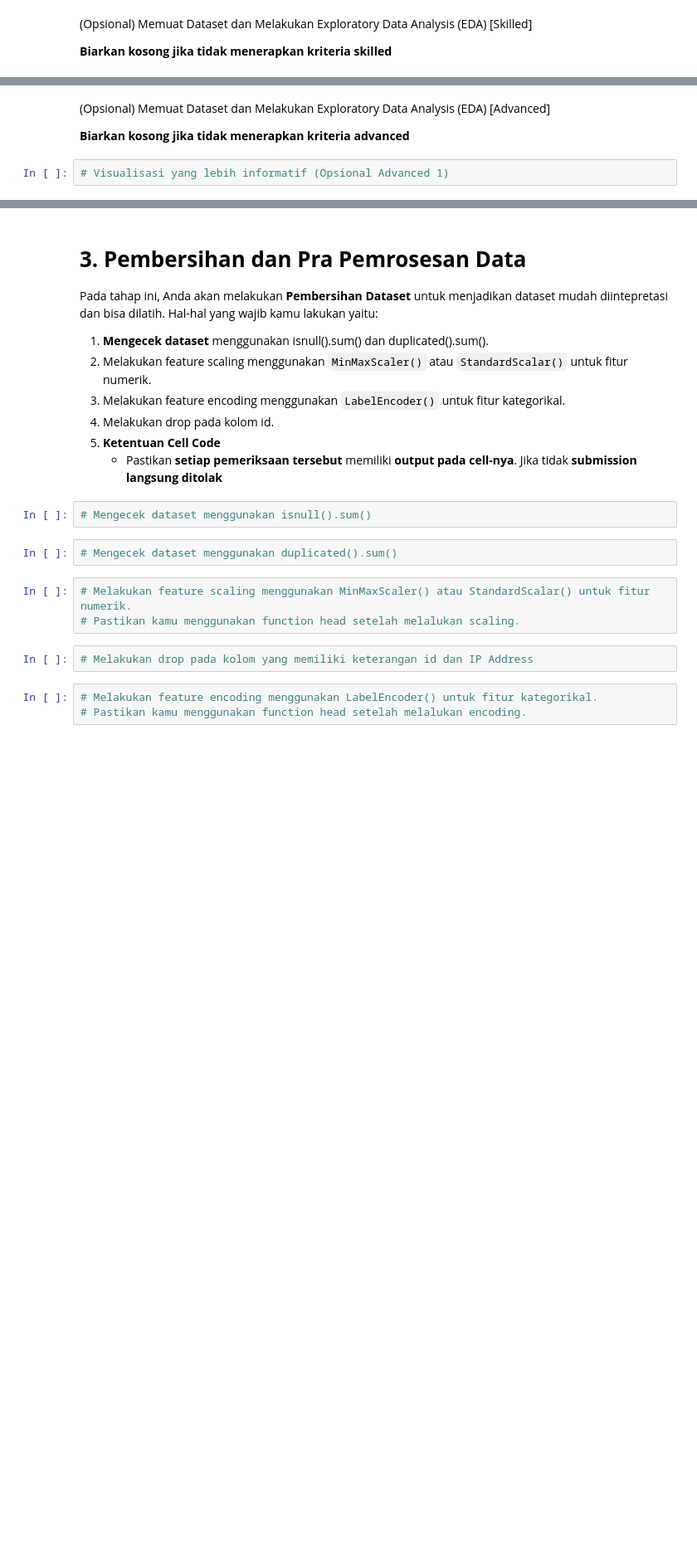
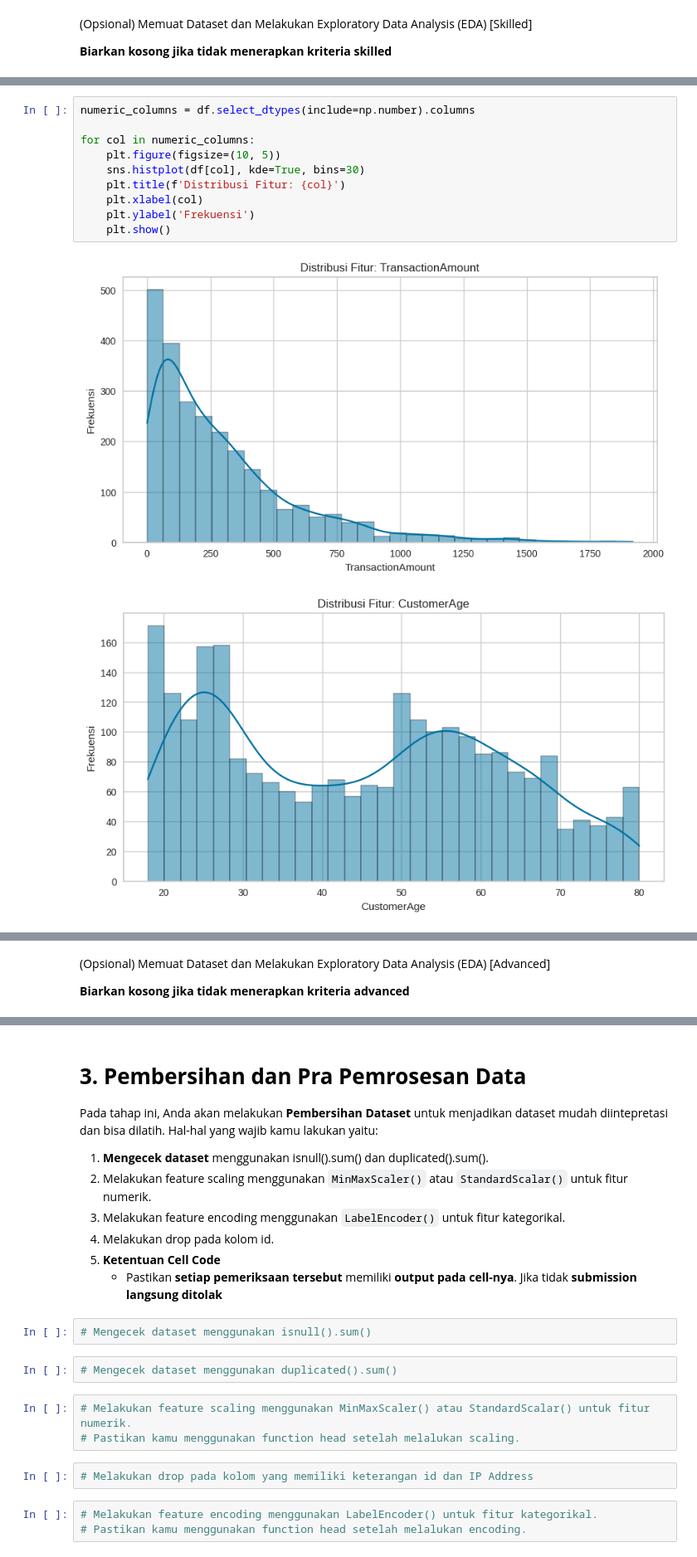
Before and after one commit to NaufalYogaPratama/BMLP-bank-transactions-data-model, a Jupyter notebook: [Clustering]_Submission_Akhir__Naufal_Yoga_Pratama.ipynb, the cells around one changed output, grey strips where cells are left out. Shown at 83% size. Drawn from its saved outputs; the diff is of its cells as text; blank space fills up the shorter version.

```diff
--- a/[Clustering]_Submission_Akhir__Naufal_Yoga_Pratama.ipynb
+++ b/[Clustering]_Submission_Akhir__Naufal_Yoga_Pratama.ipynb
@@ -78,0 +120,13 @@ Kriteria 1 akan diterima ketika Anda menggunakan fungsi yang diminta tanpa menam
+# %%
+numeric_columns = df.select_dtypes(include=np.number).columns
+
+for col in numeric_columns:
+    plt.figure(figsize=(10, 5))
+    sns.histplot(df[col], kde=True, bins=30)
+    plt.title(f'Distribusi Fitur: {col}')
+    plt.xlabel(col)
+    plt.ylabel('Frekuensi')
+    plt.show()
+# %% [output]
+[figure, added]
+[figure, added]
@@ -80,5 +137,3 @@ Kriteria 1 akan diterima ketika Anda menggunakan fungsi yang diminta tanpa menam
 (Opsional) Memuat Dataset dan Melakukan Exploratory Data Analysis (EDA) [Advanced]
 
 **Biarkan kosong jika tidak menerapkan kriteria advanced**
-# %%
-# Visualisasi yang lebih informatif (Opsional Advanced 1)
```
Also changed, not shown: parts of 13 cells of this notebook.
